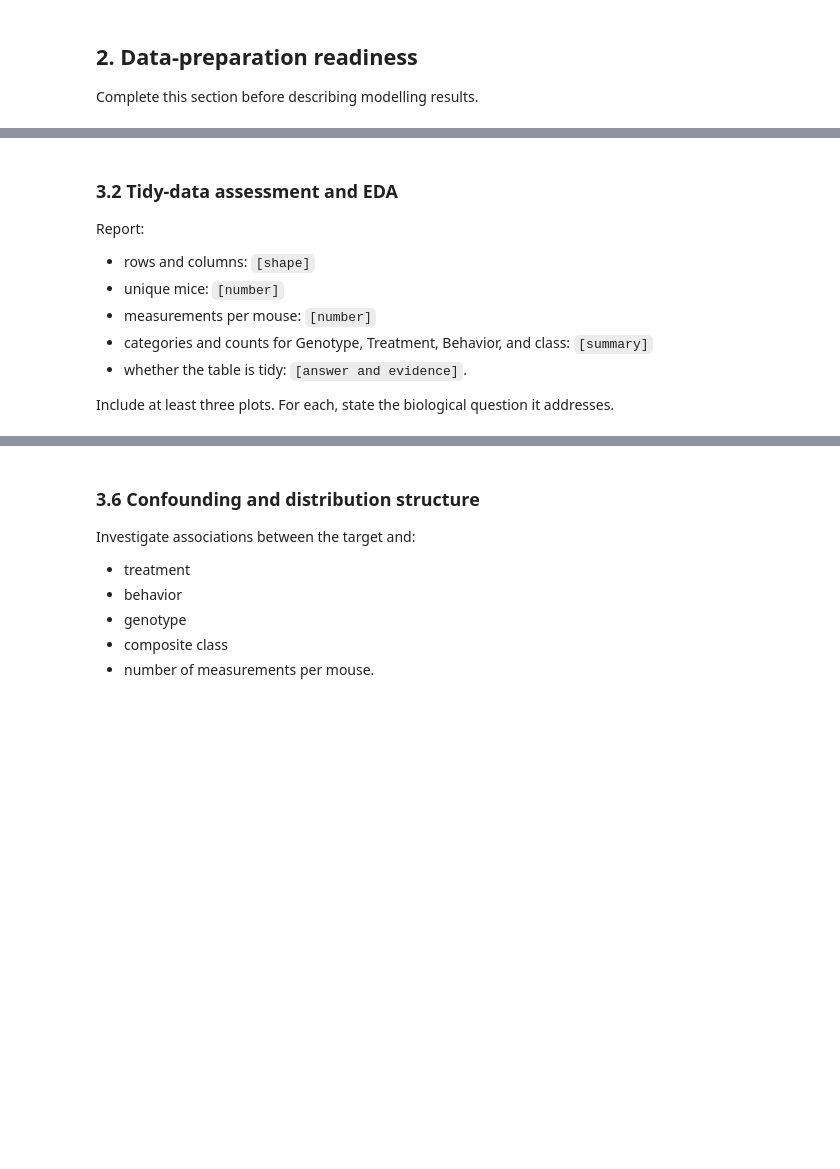
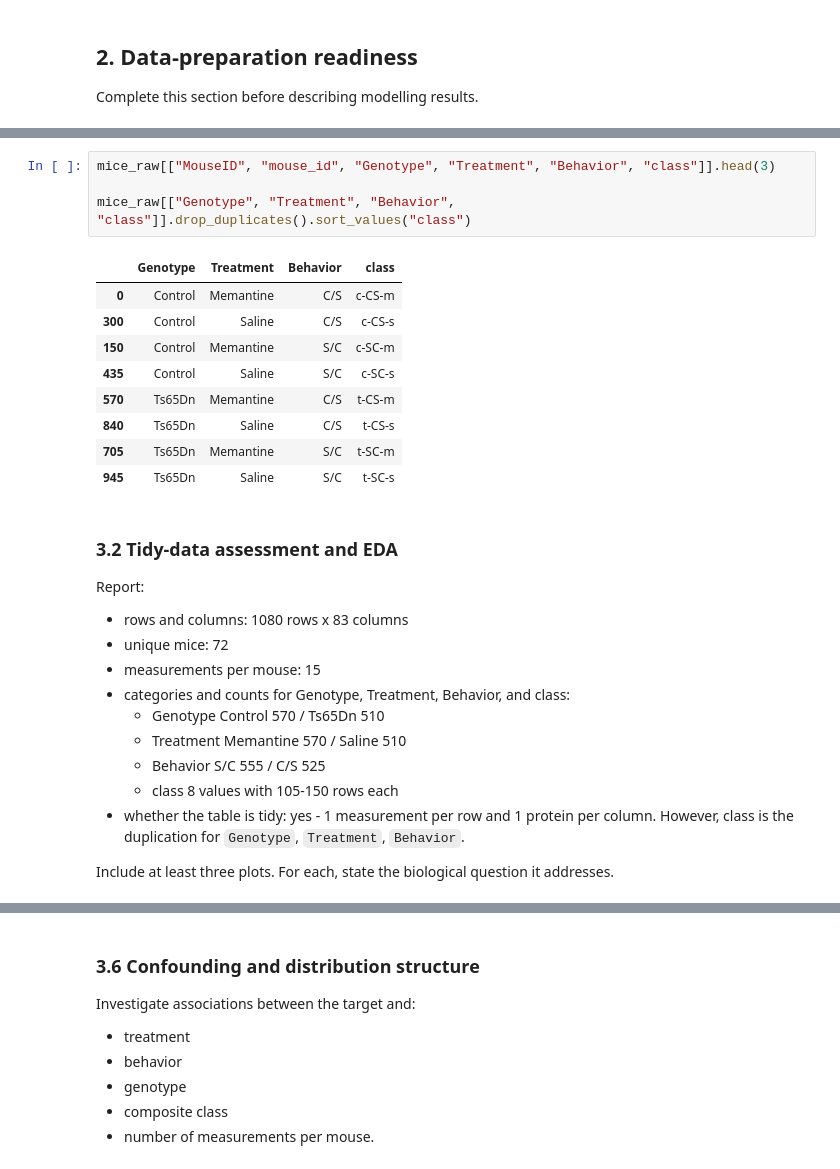
Before and after one commit to AnnGur/KSE_ML_for_bioinformatics, a Jupyter notebook: practicals/week1/REPORT_TEMPLATE.ipynb, the cells around one changed output, grey strips where cells are left out. Drawn from its saved outputs; the diff is of its cells as text; blank space fills up the shorter version.

```diff
--- a/practicals/week1/REPORT_TEMPLATE.ipynb
+++ b/practicals/week1/REPORT_TEMPLATE.ipynb
@@ -77,11 +215,29 @@ Explain the structure of the dataset
+# %%
+mice_raw[["MouseID", "mouse_id", "Genotype", "Treatment", "Behavior", "class"]].head(3)
+
+mice_raw[["Genotype", "Treatment", "Behavior", "class"]].drop_duplicates().sort_values("class")
+# %% [output]
+|  | Genotype | Treatment | Behavior | class |
+| 0 | Control | Memantine | C/S | c-CS-m |
+| 300 | Control | Saline | C/S | c-CS-s |
+| 150 | Control | Memantine | S/C | c-SC-m |
+| 435 | Control | Saline | S/C | c-SC-s |
+| 570 | Ts65Dn | Memantine | C/S | t-CS-m |
+| 840 | Ts65Dn | Saline | C/S | t-CS-s |
+| 705 | Ts65Dn | Memantine | S/C | t-SC-m |
+| 945 | Ts65Dn | Saline | S/C | t-SC-s |
 # %% [markdown]
 ### 3.2 Tidy-data assessment and EDA
 
 Report:
-- rows and columns: `[shape]`
-- unique mice: `[number]`
-- measurements per mouse: `[number]`
-- categories and counts for Genotype, Treatment, Behavior, and class: `[summary]`
-- whether the table is tidy: `[answer and evidence]`.
+- rows and columns: 1080 rows x 83 columns
+- unique mice: 72
+- measurements per mouse: 15
+- categories and counts for Genotype, Treatment, Behavior, and class:
+  - Genotype Control 570 / Ts65Dn 510
+  - Treatment Memantine 570 / Saline 510
+  - Behavior S/C 555 / C/S 525
+  - class 8 values with 105-150 rows each
+- whether the table is tidy: yes - 1 measurement per row and 1 protein per column. However, class is the duplication for `Genotype`, `Treatment`, `Behavior`.
 
 Include at least three plots. For each, state the biological question it addresses.
```
Also changed, not shown: parts of 29 cells of this notebook, 5 other files.
